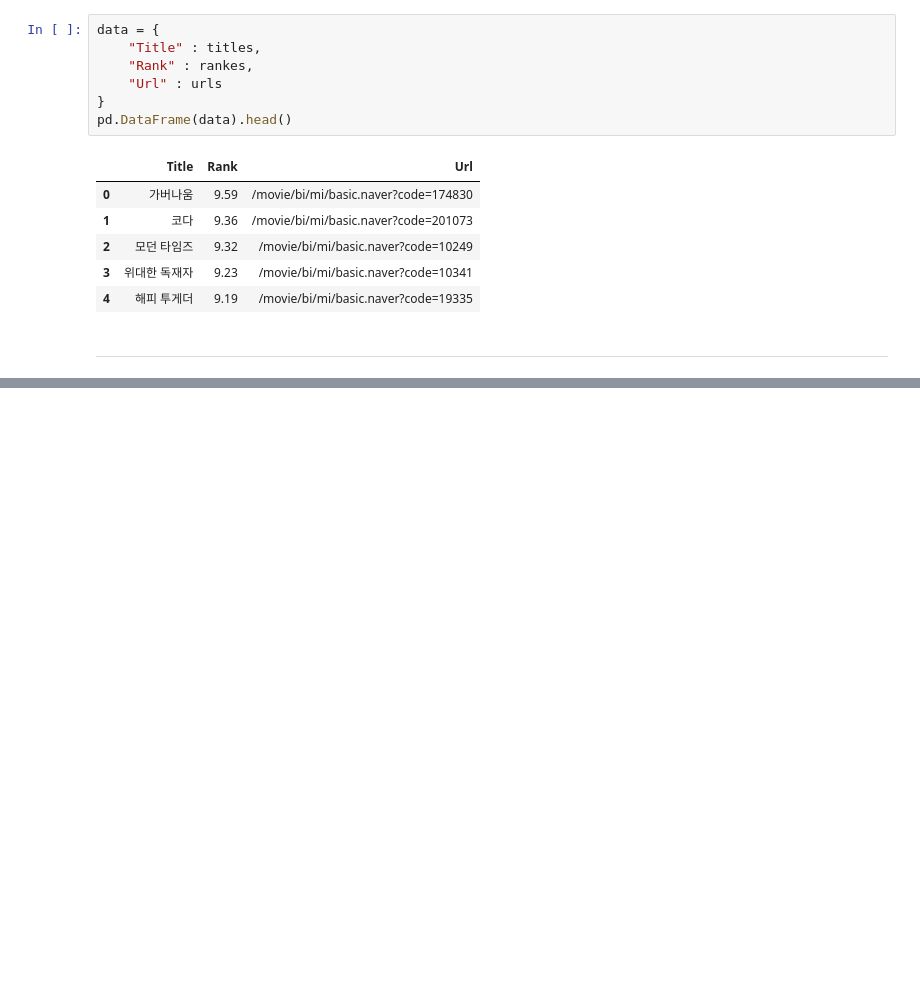
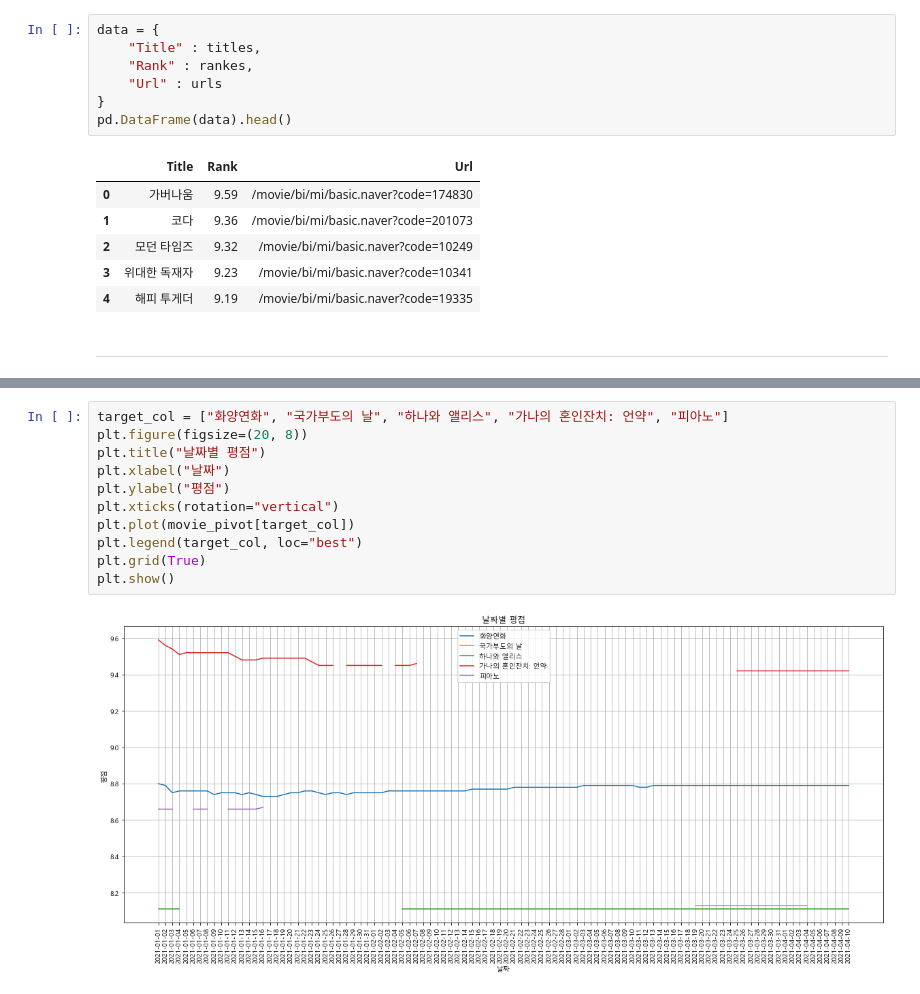
Before and after one commit to kimjaemin95/nekalakubae_data_science_1st, a Jupyter notebook: ds_study/code/03. Naver Movie Ranking.ipynb, the cells around one changed output, grey strips where cells are left out. Drawn from its saved outputs; the diff is of its cells as text; blank space fills up the shorter version.

```diff
--- a/ds_study/code/03. Naver Movie Ranking.ipynb
+++ b/ds_study/code/03. Naver Movie Ranking.ipynb
@@ -90,0 +322,13 @@ pd.DataFrame(data).head()
+# %%
+target_col = ["화양연화", "국가부도의 날", "하나와 앨리스", "가나의 혼인잔치: 언약", "피아노"]
+plt.figure(figsize=(20, 8))
+plt.title("날짜별 평점")
+plt.xlabel("날짜")
+plt.ylabel("평점")
+plt.xticks(rotation="vertical")
+plt.plot(movie_pivot[target_col])
+plt.legend(target_col, loc="best")
+plt.grid(True)
+plt.show()
+# %% [output]
+[figure, added]
```
Also changed, not shown: parts of 26 cells of this notebook, 4 other files.
